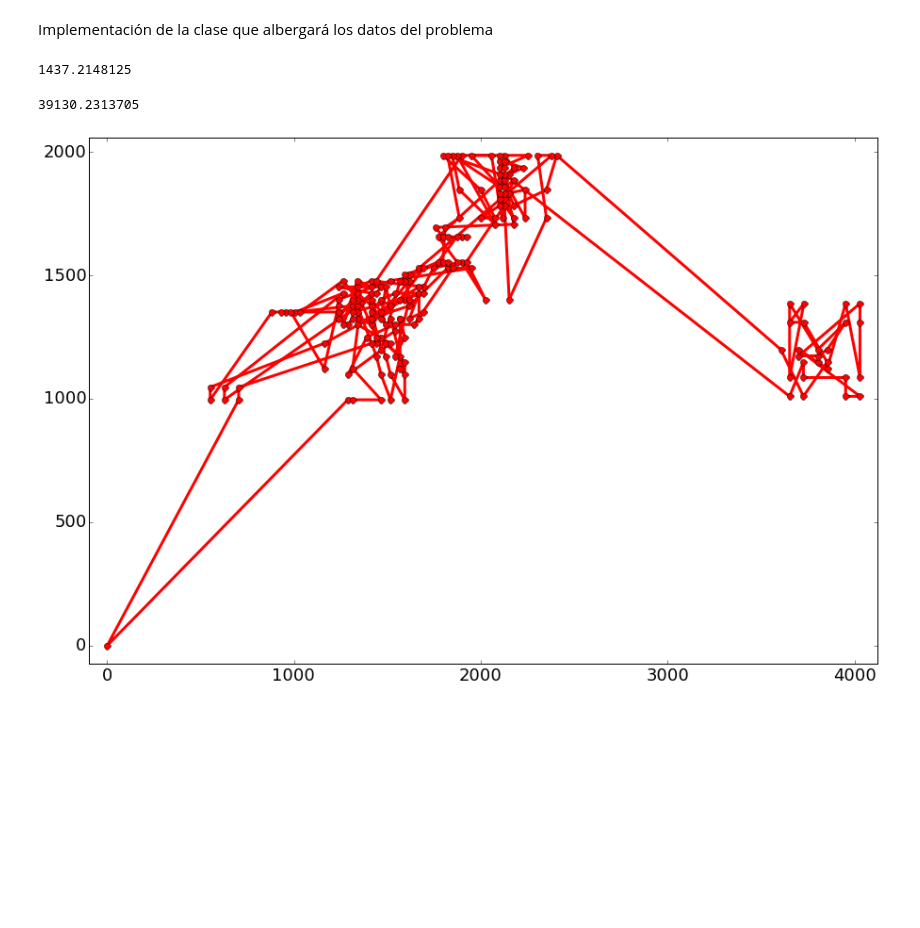
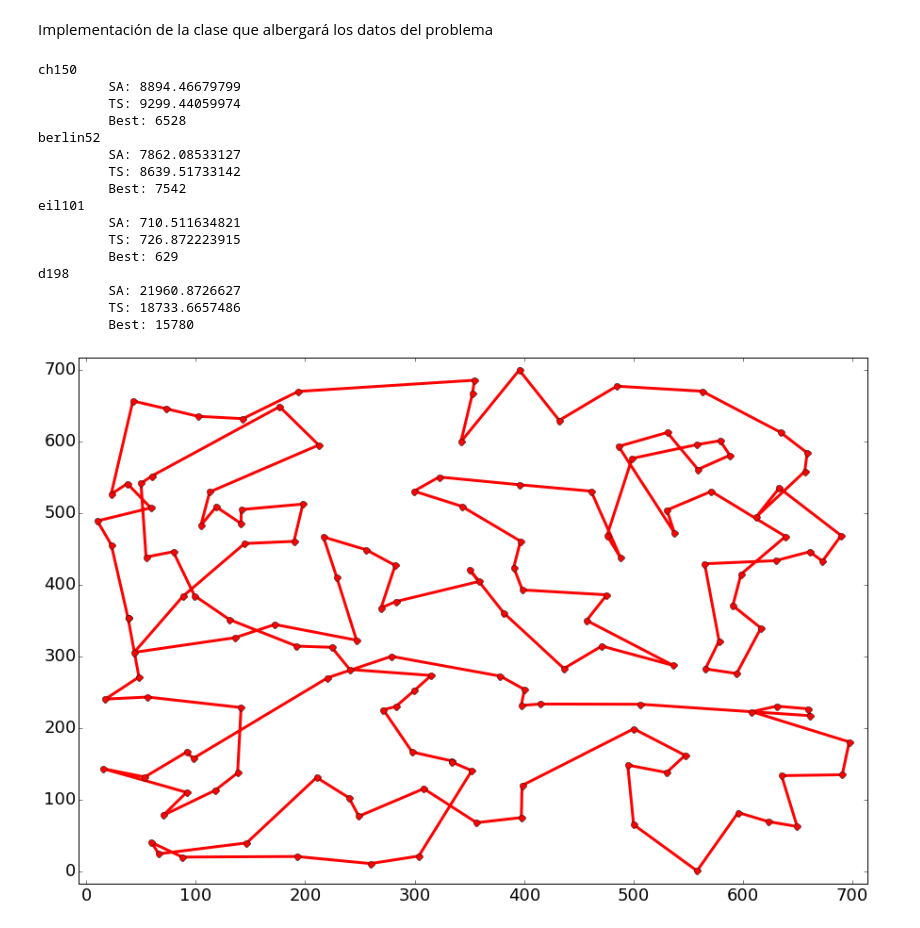
Before and after one commit to NCordon/tsp, a Jupyter notebook: tsp.ipynb, the cells around one changed output. Drawn from its saved outputs; the diff is of its cells as text; code cells hidden in the pictures; blank space fills up the shorter version.

Commit message:
Primera versión realmente funcional de la tabú search

```diff
--- a/tsp.ipynb
+++ b/tsp.ipynb
@@ -284,50 +270,44 @@ for f in files:
     sa_solutions[name] = problems[name].simulated_annealing(size*1e3, n_iter, alpha)
 # %%
 semilla = 12345678
-f = 'eil101.tsp'
 
-seed(semilla)
-name = f[:-4]
-problems[name] = TSP(f)
-size = len(problems[name].points)
-n_iter = size*100
-aspiration_tol = 1.
-limit_restart = 5
-max_vecinos = 30
-tabu_tenencia=int(size*0.3)
-prob_bs = 0.8
-prob_greedy = 0.1
-prob_aleatorio = "restante"
-ts_solutions[name] = problems[name].tabu_search(n_iter, max_vecinos, tabu_tenencia, aspiration_tol, limit_restart)
-print(ts_solutions[name].cost)
-#problems[name].print_solution(ts_solutions[name])
+for f in files:
+    seed(semilla)
+    name = f[:-4]
+    problems[name] = TSP(f)
+    size = len(problems[name].points)
+    n_iter = size*100
+    aspiration_tol = 1.
+    limit_restart = 25
+    max_vecinos = 25
+    tabu_tenencia=int(size*0.3)
+    prob_bs = 0.95
+    prob_greedy = 0.05
+
+    ts_solutions[name] = problems[name].tabu_search(n_iter, max_vecinos, tabu_tenencia, aspiration_tol, limit_restart)
-# %% [output]
-1437.2148125
-# %%
-semilla = 12345678
-f = 'd198.tsp'
-
-seed(semilla)
-name = f[:-4]
-problems[name] = TSP(f)
-size = len(problems[name].points)
-n_iter = size*300
-aspiration_tol = 1.
-limit_restart = 7
-max_vecinos = 30
-tabu_tenencia=int(size)
-prob_bs = 0.8
-prob_greedy = 0.1
-prob_aleatorio = "restante"
-ts_solutions[name] = problems[name].tabu_search(n_iter, max_vecinos, tabu_tenencia, aspiration_tol, limit_restart)
-print(ts_solutions[name].cost)
-problems[name].print_solution(ts_solutions[name])
-# %% [output]
-39130.2313705
-[figure, removed]
 # %%
 for name in problems:
     print (name
            + '\n\t SA: '   + str(sa_solutions[name].cost)
+           + '\n\t TS: '   + str(ts_solutions[name].cost)
            + '\n\t Best: ' + str(best_solutions[name]))
     problems[name].print_solution(sa_solutions[name])
+    problems[name].print_solution(ts_solutions[name])
+# %% [output]
+ch150
+         SA: 8894.46679799
+         TS: 9299.44059974
+         Best: 6528
+berlin52
+         SA: 7862.08533127
+         TS: 8639.51733142
+         Best: 7542
+eil101
+         SA: 710.511634821
+         TS: 726.872223915
+         Best: 629
+d198
+         SA: 21960.8726627
+         TS: 18733.6657486
+         Best: 15780
+[figure, added]
```
Also changed, not shown: parts of 2 cells of this notebook, 1 other file.
